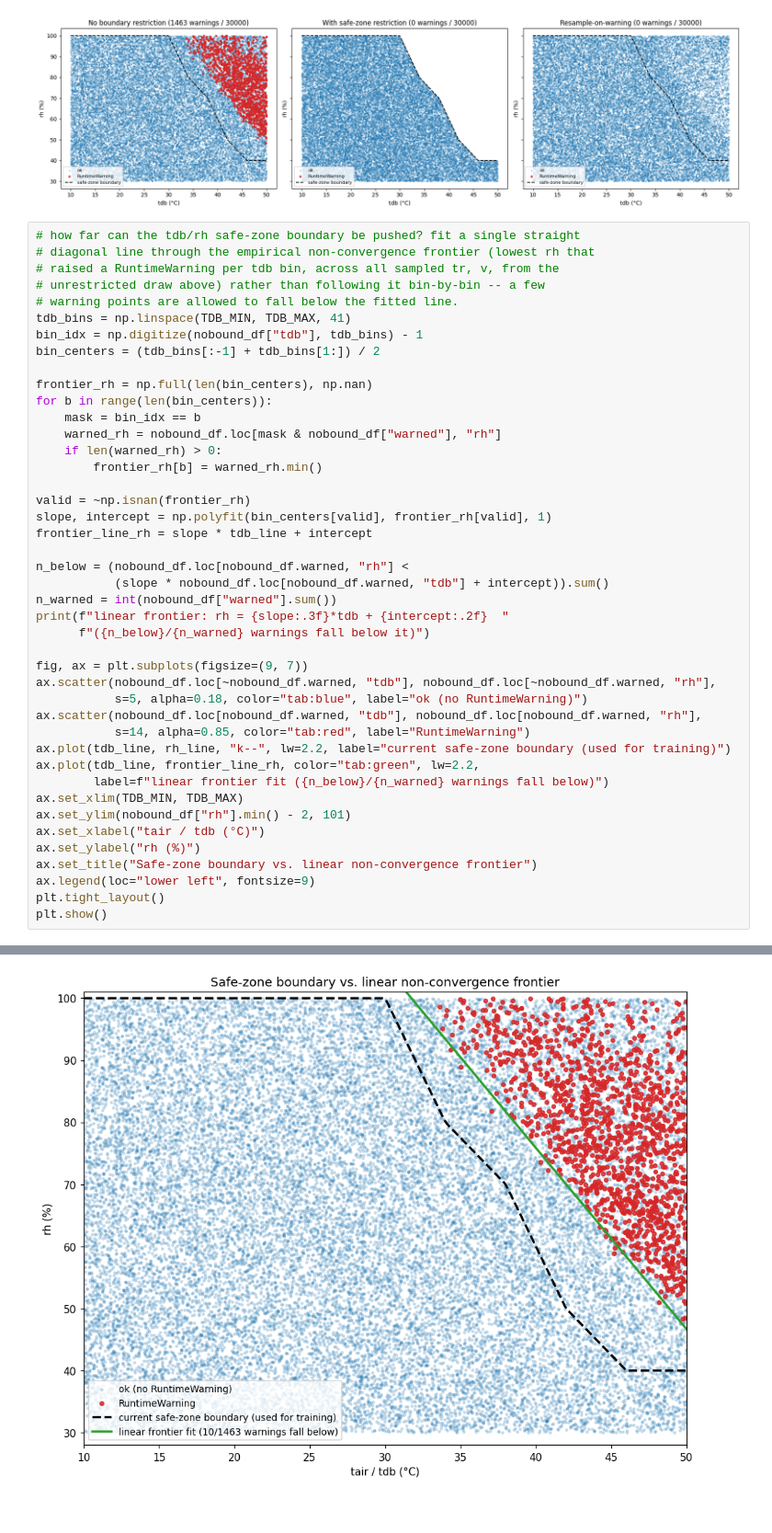
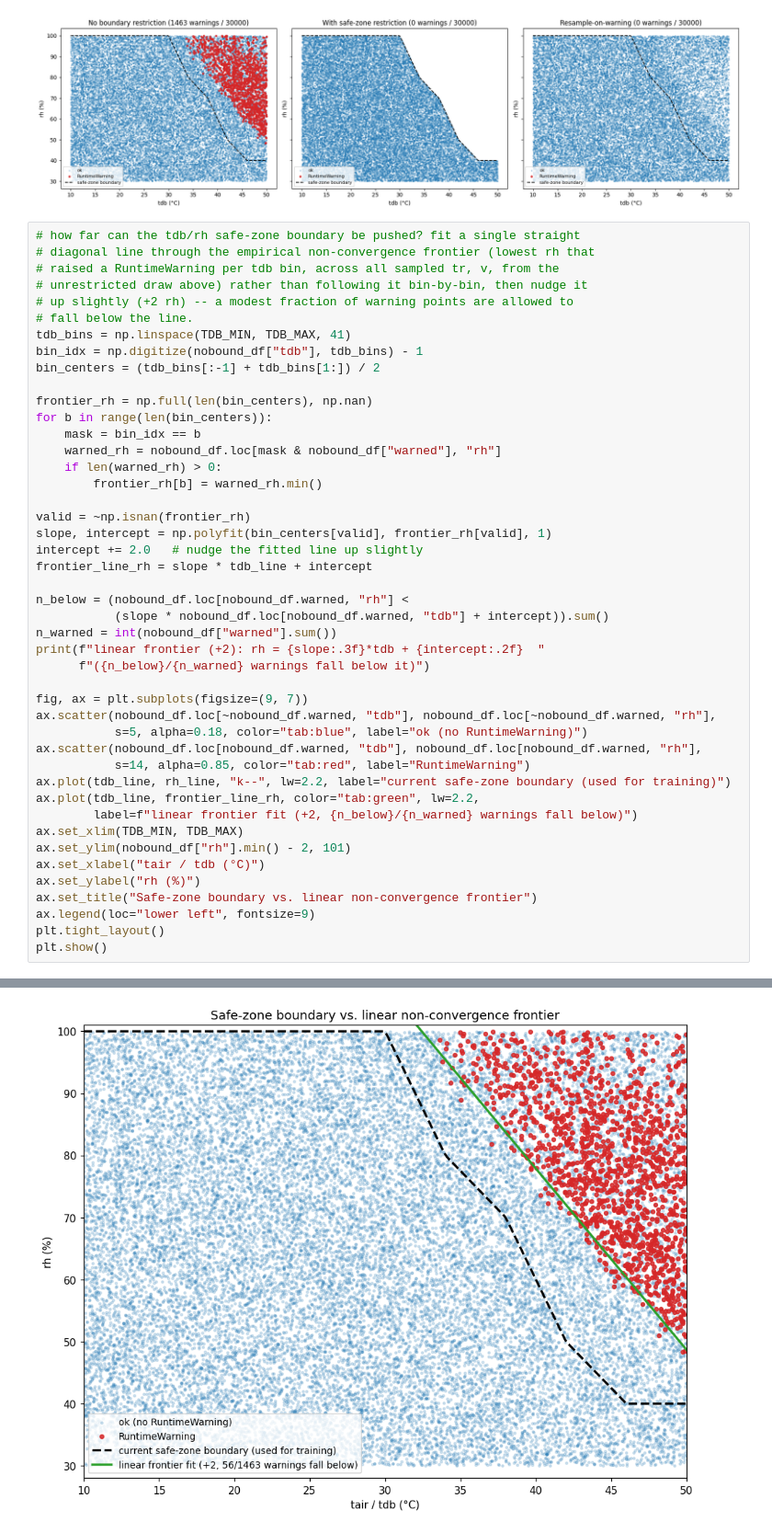
Before and after one commit to sonalimoorthy/PET-NN, a Jupyter notebook: PET_Solver.ipynb, the cells around one changed output, grey strips where cells are left out. Shown at 92% size. Saved outputs shown, nothing was run; the diff lists cells and outputs as text.

Commit message:
Nudge the linear frontier line up slightly (+2 rh)
Co-Authored-By: Claude Sonnet 5 <noreply@anthropic.com>

```diff
--- a/PET_Solver.ipynb
+++ b/PET_Solver.ipynb
@@ -685,8 +685,9 @@ plt.show()
 # how far can the tdb/rh safe-zone boundary be pushed? fit a single straight
 # diagonal line through the empirical non-convergence frontier (lowest rh that
 # raised a RuntimeWarning per tdb bin, across all sampled tr, v, from the
-# unrestricted draw above) rather than following it bin-by-bin -- a few
-# warning points are allowed to fall below the fitted line.
+# unrestricted draw above) rather than following it bin-by-bin, then nudge it
+# up slightly (+2 rh) -- a modest fraction of warning points are allowed to
+# fall below the line.
 tdb_bins = np.linspace(TDB_MIN, TDB_MAX, 41)
 bin_idx = np.digitize(nobound_df["tdb"], tdb_bins) - 1
 bin_centers = (tdb_bins[:-1] + tdb_bins[1:]) / 2
@@ -700,12 +701,13 @@ for b in range(len(bin_centers)):
 
 valid = ~np.isnan(frontier_rh)
 slope, intercept = np.polyfit(bin_centers[valid], frontier_rh[valid], 1)
+intercept += 2.0   # nudge the fitted line up slightly
 frontier_line_rh = slope * tdb_line + intercept
 
 n_below = (nobound_df.loc[nobound_df.warned, "rh"] <
            (slope * nobound_df.loc[nobound_df.warned, "tdb"] + intercept)).sum()
 n_warned = int(nobound_df["warned"].sum())
-print(f"linear frontier: rh = {slope:.3f}*tdb + {intercept:.2f}  "
+print(f"linear frontier (+2): rh = {slope:.3f}*tdb + {intercept:.2f}  "
       f"({n_below}/{n_warned} warnings fall below it)")
 
 fig, ax = plt.subplots(figsize=(9, 7))
@@ -715,7 +717,7 @@ ax.scatter(nobound_df.loc[nobound_df.warned, "tdb"], nobound_df.loc[nobound_df.w
            s=14, alpha=0.85, color="tab:red", label="RuntimeWarning")
 ax.plot(tdb_line, rh_line, "k--", lw=2.2, label="current safe-zone boundary (used for training)")
 ax.plot(tdb_line, frontier_line_rh, color="tab:green", lw=2.2,
-        label=f"linear frontier fit ({n_below}/{n_warned} warnings fall below)")
+        label=f"linear frontier fit (+2, {n_below}/{n_warned} warnings fall below)")
 ax.set_xlim(TDB_MIN, TDB_MAX)
 ax.set_ylim(nobound_df["rh"].min() - 2, 101)
 ax.set_xlabel("tair / tdb (°C)")
@@ -729 +731 @@ linear frontier: rh = -2.921*tdb + 192.73  (10/1463 warnings fall below it)
-[figure, old version]
+[figure, new version]
```
Also changed, not shown: parts of 1 cell of this notebook.
